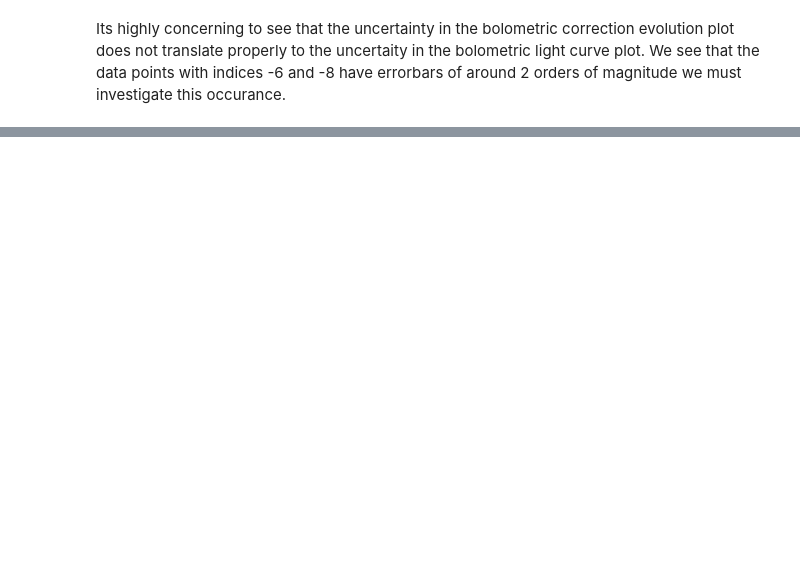
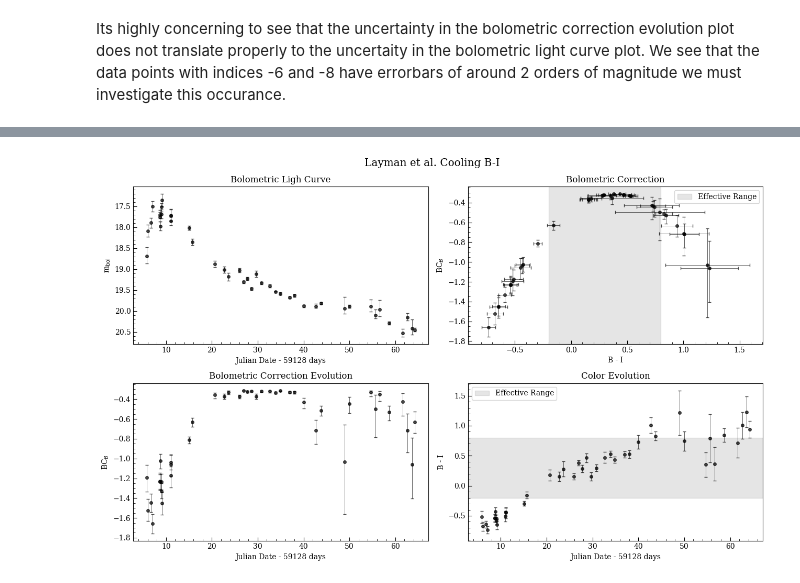
Before and after one commit to 159Patrick159/ZN-7090, a Jupyter notebook: Scripts/Generating Bolometric Light Curves.ipynb, the cells around one changed output, grey strips where cells are left out. Saved outputs shown, nothing was run; the diff lists cells and outputs as text; code cells hidden in the pictures; blank space fills up the shorter version.

```diff
--- a/Scripts/Generating Bolometric Light Curves.ipynb
+++ b/Scripts/Generating Bolometric Light Curves.ipynb
@@ -778,7 +818,7 @@ correction,corr_Uerr,corr_Lerr,eff_dates = Layman2(B_mags_R,I_mags_C,B_mags_err_
                                         Layman_df.loc[1]['RMS'],B_dates_R)
 # %%
 # Set up asymetric errorbars for correction and mag
-corr_aerr = [correction_Lerr,correction_Uerr]
+corr_aerr = [corr_Lerr,corr_Uerr]
 ambol_err = [mbol_Lerr,mbol_Uerr]
 
 # Now we can look at distinct plots for this correction
@@ -787,34 +827,43 @@ fig, ((a0,a1),(a2,a3)) = plt.subplots(figsize=(gr*8,8),
 fig.suptitle("Layman et al. Cooling B-I", fontsize='x-large')
 a0.set_title("Bolometric Ligh Curve")
 a0.errorbar(eff_dates,mbol,yerr=ambol_err,fmt="ko",ecolor='k',capsize=2,elinewidth=0.6,alpha=0.7,ms=4)
 a0.invert_yaxis()
 a0.set_xlabel(f"Julian Date - {int(dates[0])} days")
 a0.set_ylabel(r"m$_{\mathrm{bol}}$")
 a0.tick_params(axis='both', labelsize=10)
 a0.yaxis.set_minor_locator(MultipleLocator(.1))
 a0.xaxis.set_minor_locator(MultipleLocator(2))
 
 a1.errorbar(color,correction,xerr=color_err,yerr=corr_aerr,fmt="ko",ecolor='k',capsize=2,elinewidth=0.6,alpha=0.7,ms=4)
-a1.axvspan(-0.2, 0.8 , alpha=0.2, color='gray',label="Effective Range")
+a1.axvspan(Layman_df.loc[1]['Range'][0], Layman_df.loc[1]['Range'][1] , alpha=0.2, color='gray',label="Effective Range")
 a1.set_xlabel("B - I")
 a1.set_ylabel(r"BC$_B$")
 a1.set_title("Bolometric Correction")
 a1.legend()
+a1.yaxis.set_minor_locator(MultipleLocator(.05))
+a1.xaxis.set_minor_locator(MultipleLocator(0.1))
 
 a2.errorbar(B_dates_R,correction,yerr=corr_aerr,fmt="ko",ecolor='k',capsize=2,elinewidth=0.6,alpha=0.7,ms=4)
 a2.set_xlabel(f"Julian Date - {int(dates[0])} days")
 a2.set_ylabel(r"BC$_B$")
 a2.set_title("Bolometric Correction Evolution")
+a2.yaxis.set_minor_locator(MultipleLocator(.05))
+a2.xaxis.set_minor_locator(MultipleLocator(2))
 
 a3.errorbar(B_dates_R,color,yerr=color_err,fmt="ko",ecolor='k',capsize=2,elinewidth=0.6,alpha=0.7,ms=4)
 a3.axhspan(-0.2, 0.8 , alpha=0.2, color='gray',label="Effective Range")
 a3.set_xlabel(f"Julian Date - {int(dates[0])} days")
 a3.set_ylabel("B - I")
 a3.set_title("Color Evolution")
 a3.legend()
+a3.yaxis.set_minor_locator(MultipleLocator(.1))
+a3.xaxis.set_minor_locator(MultipleLocator(2))
+
 
 plt.tight_layout()
 plt.show()
+# %% [output]
+[figure, added]
 # %%
 # Apply V-I correction
 mbol,mbol_Uerr,mbol_Lerr,color,color_err,\
```
Also changed, not shown: parts of 27 cells of this notebook.
